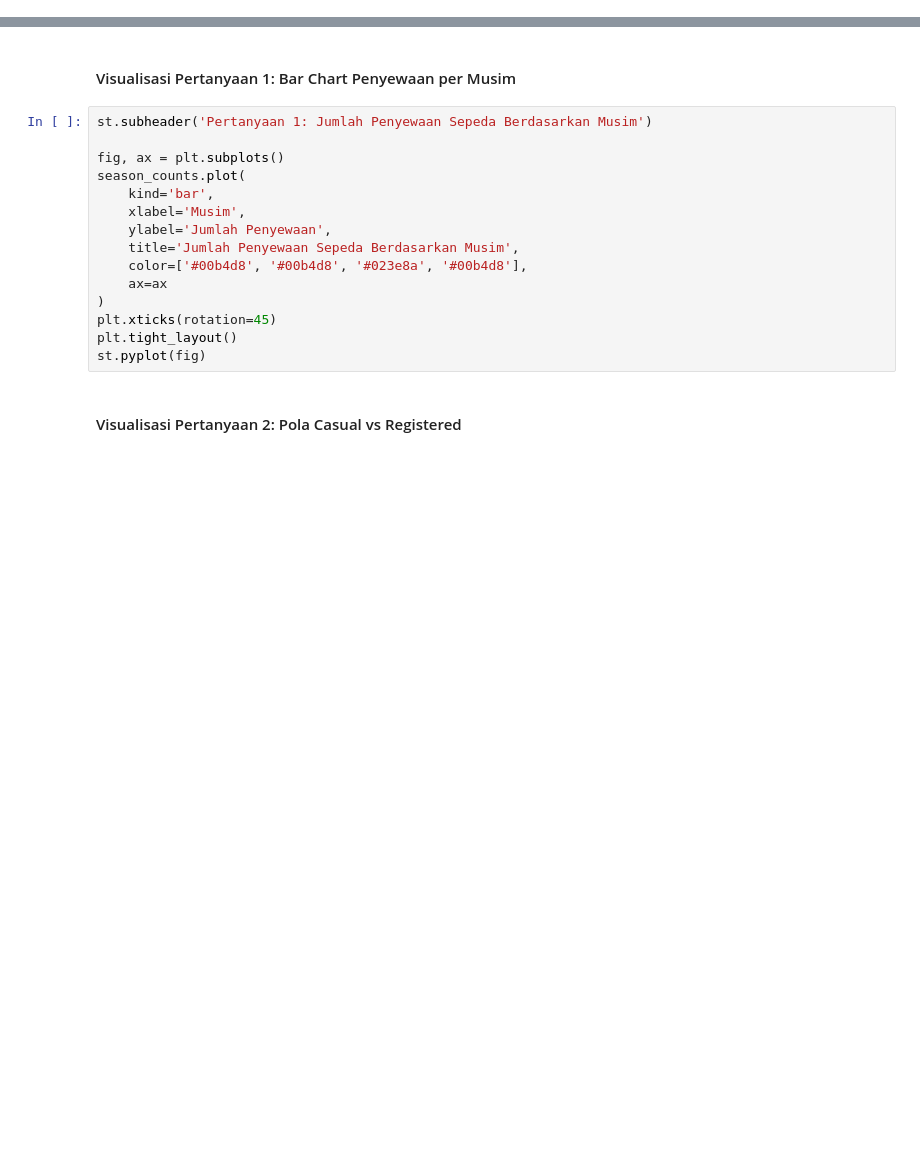
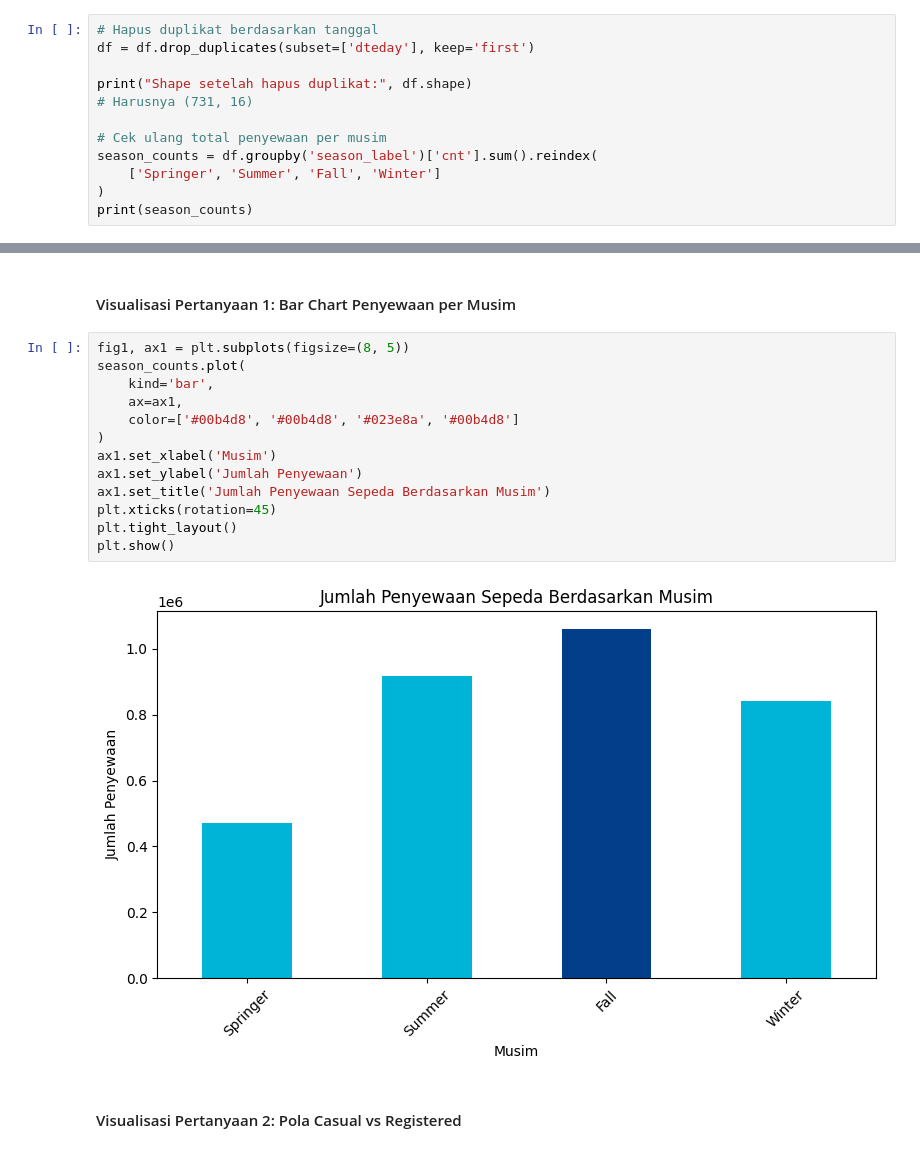
Before and after one commit to ahmadripai047/bike-sharing-dashboard, a Jupyter notebook: Proyek_Bangkit.ipynb, the cells around one changed output, grey strips where cells are left out. Cells and saved outputs as stored; diff of their text form; blank space fills up the shorter version.

Commit message:
fix: clean CSV duplicates and update notebook analysis

```diff
--- a/Proyek_Bangkit.ipynb
+++ b/Proyek_Bangkit.ipynb
@@ -52,0 +141,12 @@ print(df.head())
+# %%
+# Hapus duplikat berdasarkan tanggal
+df = df.drop_duplicates(subset=['dteday'], keep='first')
+
+print("Shape setelah hapus duplikat:", df.shape)
+# Harusnya (731, 16)
+
+# Cek ulang total penyewaan per musim
+season_counts = df.groupby('season_label')['cnt'].sum().reindex(
+    ['Springer', 'Summer', 'Fall', 'Winter']
+)
+print(season_counts)
@@ -75,21 +223,21 @@ print(correlation_matrix)
 ## Visualization & Explanatory Analysis
 # %% [markdown]
 #### Visualisasi Pertanyaan 1: Bar Chart Penyewaan per Musim
-# %%
-st.subheader('Pertanyaan 1: Jumlah Penyewaan Sepeda Berdasarkan Musim')
-
-fig, ax = plt.subplots()
-season_counts.plot(
-    kind='bar',
-    xlabel='Musim',
-    ylabel='Jumlah Penyewaan',
-    title='Jumlah Penyewaan Sepeda Berdasarkan Musim',
-    color=['#00b4d8', '#00b4d8', '#023e8a', '#00b4d8'],
-    ax=ax
-)
-plt.xticks(rotation=45)
-plt.tight_layout()
-st.pyplot(fig)
+# %%
+fig1, ax1 = plt.subplots(figsize=(8, 5))
+season_counts.plot(
+    kind='bar',
+    ax=ax1,
+    color=['#00b4d8', '#00b4d8', '#023e8a', '#00b4d8']
+)
+ax1.set_xlabel('Musim')
+ax1.set_ylabel('Jumlah Penyewaan')
+ax1.set_title('Jumlah Penyewaan Sepeda Berdasarkan Musim')
+plt.xticks(rotation=45)
+plt.tight_layout()
+plt.show()
+# %% [output]
+[figure, added]
 # %% [markdown]
 #### Visualisasi Pertanyaan 2: Pola Casual vs Registered
 # %%
```
Also changed, not shown: parts of 13 cells of this notebook.
